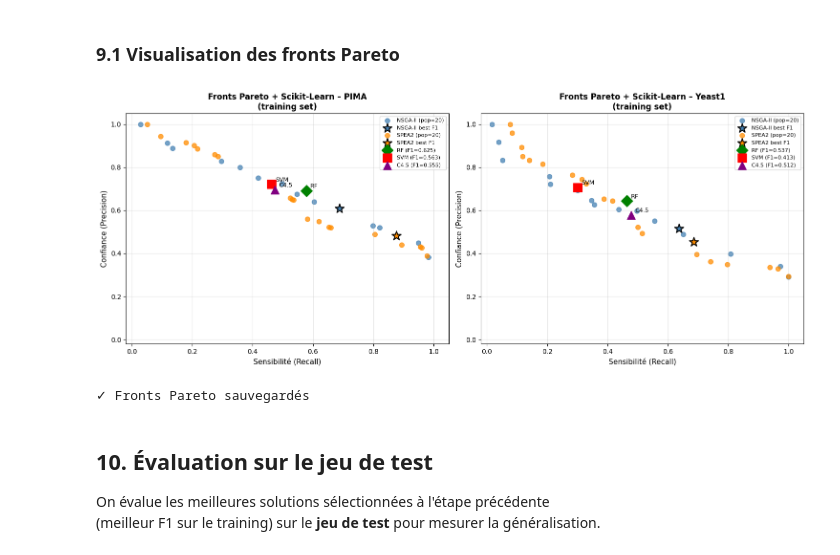
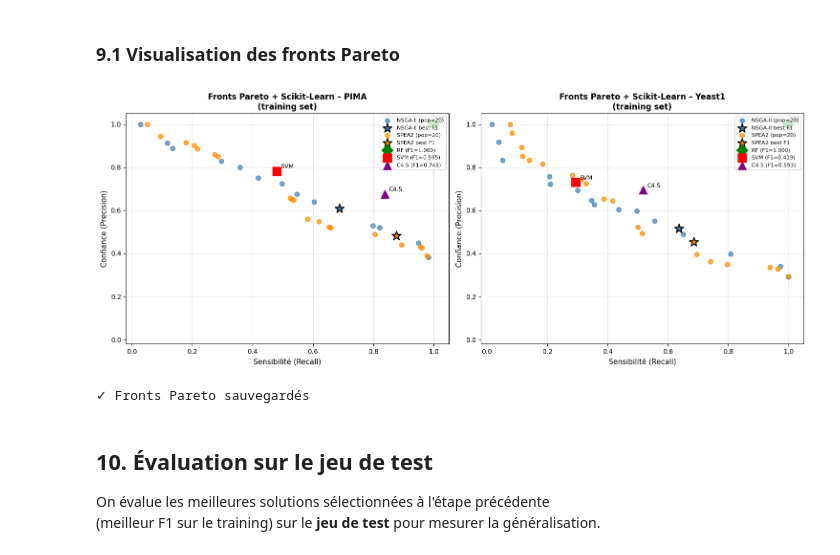
Before and after one commit to salim2607/Projet_PartialClassification_multi-objectif, a Jupyter notebook: Multi_PartialClassif_v3.ipynb, the cells around one changed output. Saved outputs shown, nothing was run; the diff lists cells and outputs as text; code cells hidden in the pictures.

```diff
--- a/Multi_PartialClassif_v3.ipynb
+++ b/Multi_PartialClassif_v3.ipynb
@@ -827,51 +827,52 @@ colors_algo = {'NSGA-II': 'steelblue', 'SPEA2': 'darkorange'}
 markers_sk  = {'RF': 'D', 'SVM': 's', 'C4.5': '^'}
 colors_sk   = {'RF': 'green', 'SVM': 'red', 'C4.5': 'purple'}
 
-for ax, ds_name in [
-        (axes[0], 'PIMA'),
-        (axes[1], 'Yeast1')]:
-    X_tr = best[ds_name]['NSGA-II']['fold_info']['X_tr']
-    y_tr = best[ds_name]['NSGA-II']['fold_info']['y_tr']
+for ax, ds_name in [(axes[0], 'PIMA'), (axes[1], 'Yeast1')]:
 
-    # ── Fronts Pareto des AG MO ─────────────────────────────────────────────
+    # Fold de référence = meilleur run NSGA-II
+    fold_ref = best[ds_name]['NSGA-II']['fold_info']
+    X_tr, y_tr = fold_ref['X_tr'], fold_ref['y_tr']
+
+    # ── Fronts Pareto AG (objectives = train du fold) ─────────────────────
     for algo_name in ['NSGA-II', 'SPEA2']:
         front = best[ds_name][algo_name]['front']
         prec, rec = front_to_prec_rec(front)
         ax.scatter(rec, prec, color=colors_algo[algo_name], alpha=0.75, s=50,
                    label=f'{algo_name} (pop={best[ds_name][algo_name]["pop"]})')
 
-        # Marquer la meilleure solution (F1 max)
         sol = best[ds_name][algo_name]['best_sol']
         bp = -sol.objectives[0]; br = -sol.objectives[1]
         ax.scatter(br, bp, color=colors_algo[algo_name], s=200, marker='*',
                    edgecolors='black', linewidths=1.5,
                    label=f'{algo_name} best F1')
 
-    # ── Points Scikit-Learn (training) ──────────────────────────────────────
-    for sk_name, res in sklearn_results[ds_name].items():
-        ax.scatter(res['recall'], res['precision'],
-                   marker=markers_sk[sk_name], color=colors_sk[sk_name],
-                   s=150, zorder=5,
-                   label=f'{sk_name} (F1={res["f1"]:.3f})')
-        ax.annotate(sk_name,
-                    (res['recall'], res['precision']),
+    # ── Points sklearn entraînés ET évalués sur le même X_tr ─────────────
+    for sk_name, fn in [('RF', rf_fn), ('SVM', svm_fn), ('C4.5', c45_fn)]:
+        model = fn(42)
+        model.fit(X_tr, y_tr)
+        yp = model.predict(X_tr)   # ← évalué sur train comme l'AG
+        pr = precision_score(y_tr, yp, zero_division=0)
+        rc = recall_score(y_tr, yp, zero_division=0)
+        f1 = f1_score(y_tr, yp, zero_division=0)
+        ax.scatter(rc, pr, marker=markers_sk[sk_name], color=colors_sk[sk_name],
+                   s=150, zorder=5, label=f'{sk_name} (F1={f1:.3f})')
+        ax.annotate(sk_name, (rc, pr),
                     textcoords='offset points', xytext=(6, 4), fontsize=9)
 
     ax.set_xlabel('Sensibilité (Recall)', fontsize=11)
     ax.set_ylabel('Confiance (Precision)', fontsize=11)
     ax.set_title(f'Fronts Pareto + Scikit-Learn – {ds_name}\n(training set)',
                  fontsize=12, fontweight='bold')
-    ax.set_xlim(-0.02, 1.05)
-    ax.set_ylim(-0.02, 1.05)
+    ax.set_xlim(-0.02, 1.05); ax.set_ylim(-0.02, 1.05)
     ax.legend(fontsize=8, loc='upper right')
     ax.grid(True, alpha=0.3)
 
 plt.tight_layout()
 plt.savefig('pareto_fronts_sklearn.png', dpi=150, bbox_inches='tight')
 plt.show()
 print('✓ Fronts Pareto sauvegardés')
 # %% [output]
-[figure, old version]
+[figure, new version]
 ✓ Fronts Pareto sauvegardés
 # %% [markdown]
 ## 10. Évaluation sur le jeu de test
```
Also changed, not shown: parts of 1 cell of this notebook, 2 other files.
